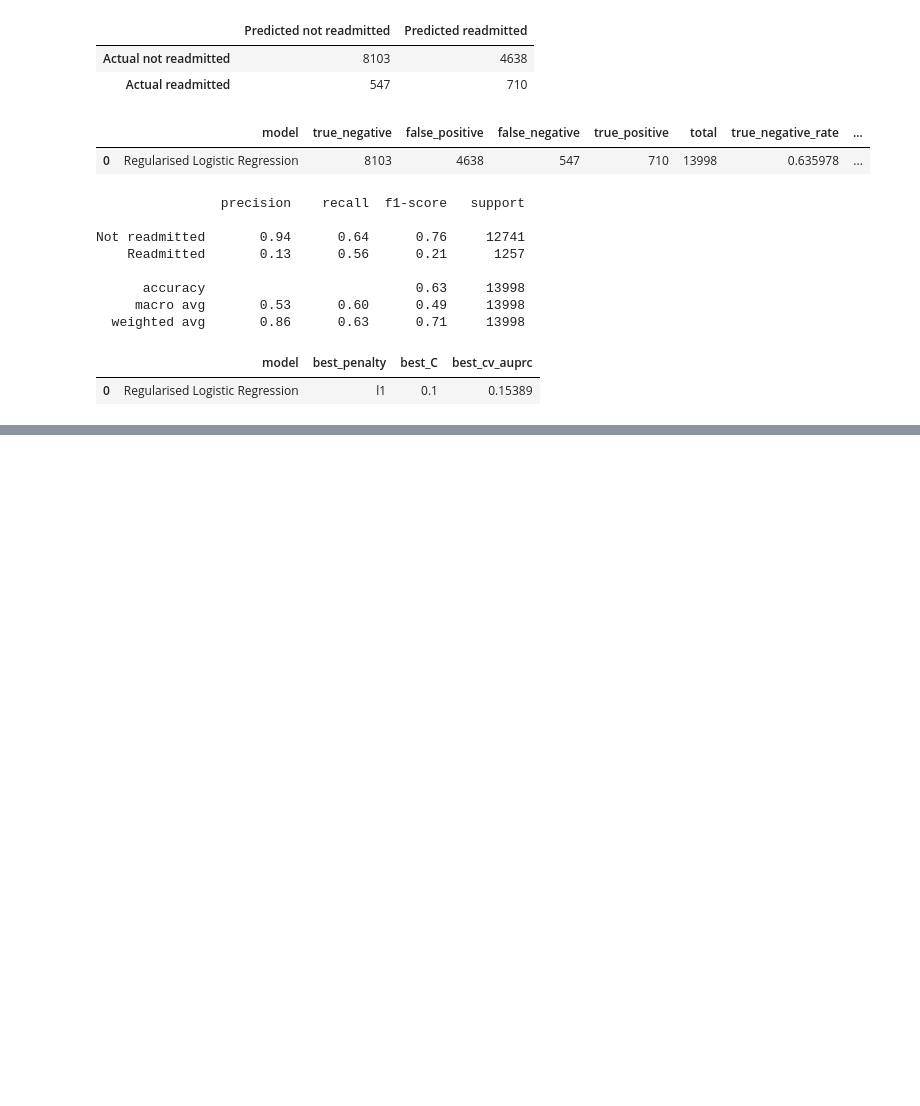
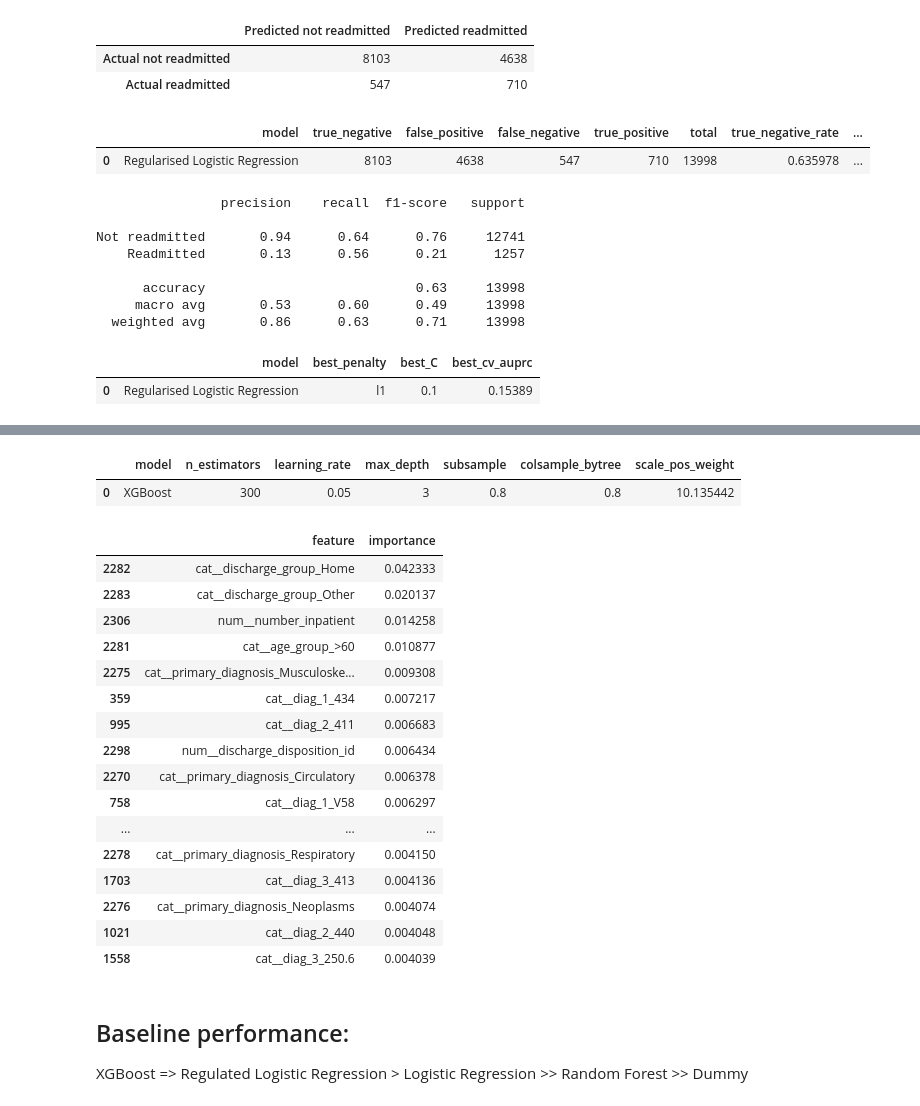
Before and after one commit to mxh210/Summer-Individual-Project, a Jupyter notebook: Processing_Pipeline/02_prediction_models.ipynb, the cells around one changed output, grey strips where cells are left out. Cells and saved outputs as stored; diff of their text form; code cells hidden in the pictures; blank space fills up the shorter version.

```diff
--- a/Processing_Pipeline/02_prediction_models.ipynb
+++ b/Processing_Pipeline/02_prediction_models.ipynb
@@ -583,0 +802,19 @@ regularised_log_reg_best_params
+# %%
+xgb_pipeline = Pipeline(steps=[
+    ("preprocess", preprocess),
+    ("model", XGBClassifier(
+        objective="binary:logistic",
+        eval_metric="logloss",
+        n_estimators=300,
+        learning_rate=0.05,
+        max_depth=3,
+        subsample=0.8,
+        colsample_bytree=0.8,
+        scale_pos_weight=scale_pos_weight,
+        random_state=42,
+        n_jobs=-1,
+        tree_method="hist"
+    ))
+])
+
+xgb_pipeline.fit(X_train, y_train)
@@ -583,0 +947,55 @@ regularised_log_reg_best_params
+# %%
+xgb_baseline_params = pd.DataFrame([{
+    "model": "XGBoost",
+    "n_estimators": 300,
+    "learning_rate": 0.05,
+    "max_depth": 3,
+    "subsample": 0.8,
+    "colsample_bytree": 0.8,
+    "scale_pos_weight": scale_pos_weight
+}])
+
+xgb_baseline_params.to_csv(
+    OUTPUT_DIR / "xgboost_baseline_params.csv",
+    index=False
+)
+
+xgb_baseline_params
+# %% [output]
+|  | model | n_estimators | learning_rate | max_depth | subsample | colsample_bytree | scale_pos_weight |
+| 0 | XGBoost | 300 | 0.05 | 3 | 0.8 | 0.8 | 10.135442 |
+# %%
+xgb_feature_names = xgb_pipeline.named_steps["preprocess"].get_feature_names_out()
+
+xgb_feature_importance = pd.DataFrame({
+    "feature": xgb_feature_names,
+    "importance": xgb_pipeline.named_steps["model"].feature_importances_
+}).sort_values("importance", ascending=False)
+
+xgb_feature_importance.to_csv(
+    OUTPUT_DIR / "xgboost_feature_importance_baseline.csv",
+    index=False
+)
+
+xgb_feature_importance.head(30)
+# %% [output]
+|  | feature | importance |
+| 2282 | cat__discharge_group_Home | 0.042333 |
+| 2283 | cat__discharge_group_Other | 0.020137 |
+| 2306 | num__number_inpatient | 0.014258 |
+| 2281 | cat__age_group_>60 | 0.010877 |
+| 2275 | cat__primary_diagnosis_Musculoske... | 0.009308 |
+| 359 | cat__diag_1_434 | 0.007217 |
+| 995 | cat__diag_2_411 | 0.006683 |
+| 2298 | num__discharge_disposition_id | 0.006434 |
+| 2270 | cat__primary_diagnosis_Circulatory | 0.006378 |
+| 758 | cat__diag_1_V58 | 0.006297 |
+| ... | ... | ... |
+| 2278 | cat__primary_diagnosis_Respiratory | 0.004150 |
+| 1703 | cat__diag_3_413 | 0.004136 |
+| 2276 | cat__primary_diagnosis_Neoplasms | 0.004074 |
+| 1021 | cat__diag_2_440 | 0.004048 |
+| 1558 | cat__diag_3_250.6 | 0.004039 |
+# %% [markdown]
+## Baseline performance:
+XGBoost => Regulated Logistic Regression > Logistic Regression >> Random Forest >> Dummy
```
Also changed, not shown: parts of 24 cells of this notebook, 1 other file.
